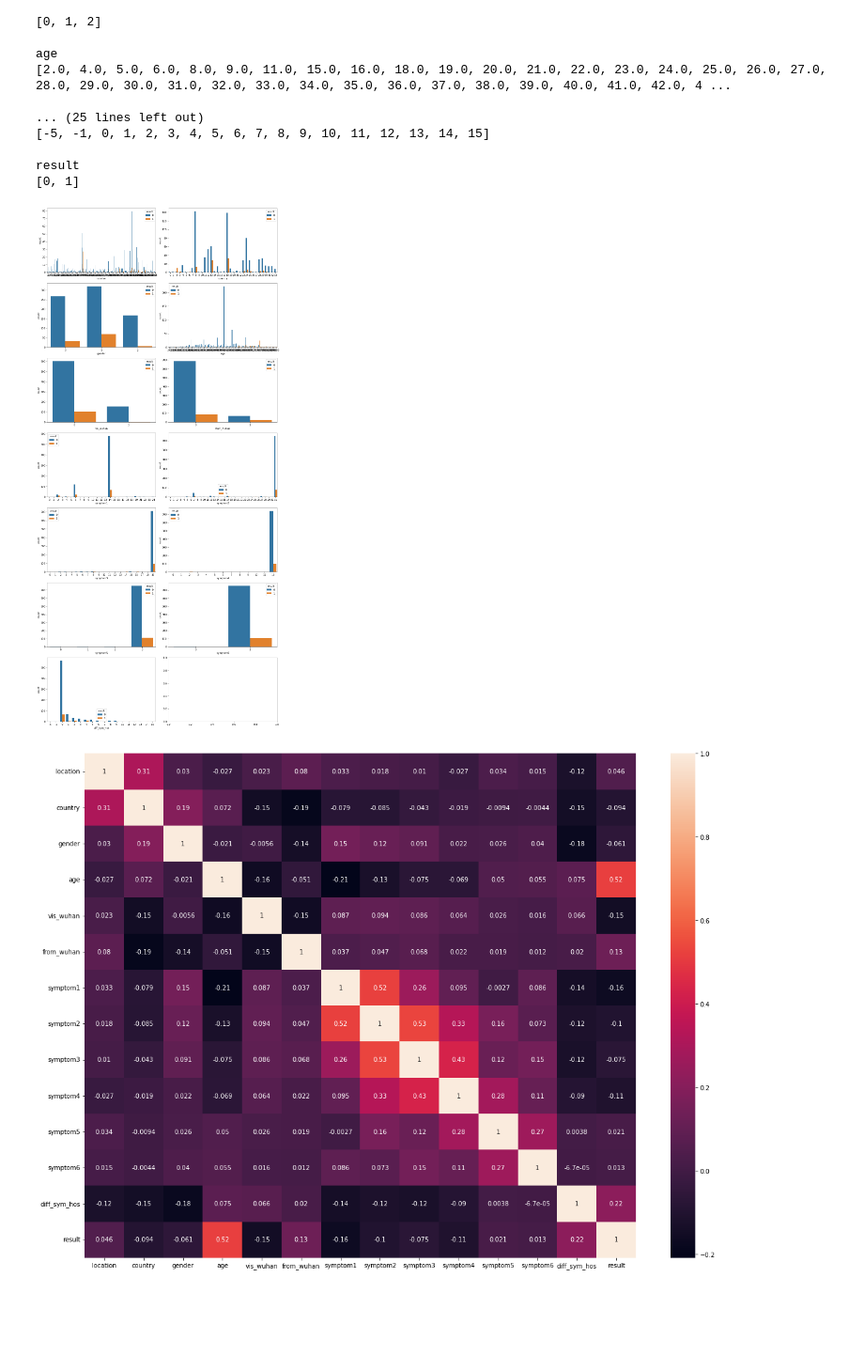
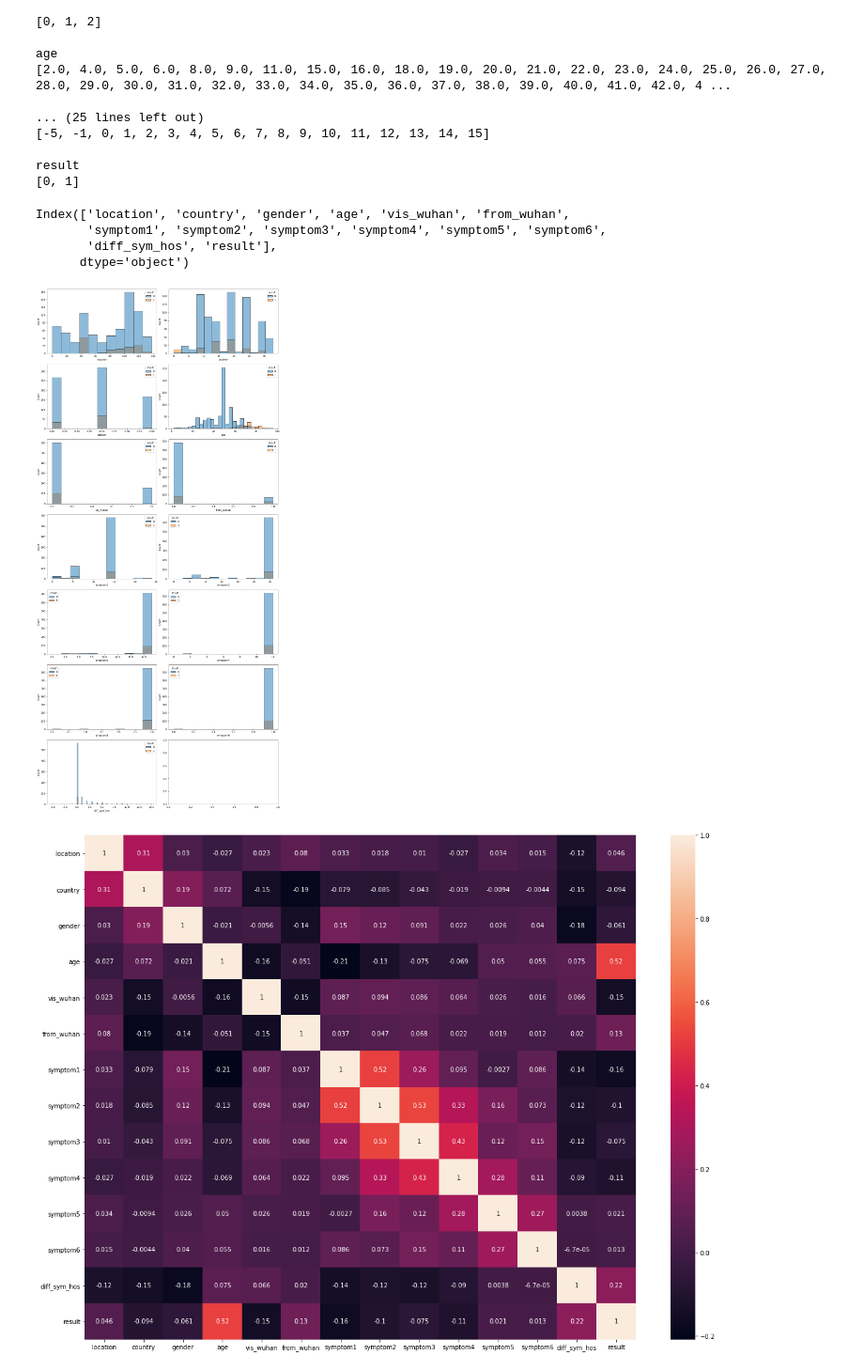
Before and after one commit to YMaher99/Machine-Learning-Course-Project, a Jupyter notebook: covid_merge.ipynb, the cells around one changed output. Shown at 94% size. Drawn from its saved outputs; the diff is of its cells as text; code cells hidden in the pictures; blank space fills up the shorter version.

```diff
--- a/covid_merge.ipynb
+++ b/covid_merge.ipynb
@@ -50,22 +50,29 @@ age
 
 result
 [0, 1]
+# %%
+df.columns
+# %% [output]
+Index(['location', 'country', 'gender', 'age', 'vis_wuhan', 'from_wuhan',
+       'symptom1', 'symptom2', 'symptom3', 'symptom4', 'symptom5', 'symptom6',
+       'diff_sym_hos', 'result'],
+      dtype='object')
 # %%
 # def sephist(col):
 #     ones = df[df['result'] == 1][col]
 #     zeros = df[df['result'] == 0][col]
 #     return ones, zeros
 
 fig, ax = plt.subplots(nrows=7, ncols=2, figsize=(14, 30))
 for i in range(13):
 #     ax[i // 2][i % 2].hist(sephist(df.columns[i]), alpha=0.5, label=[1, 0], color=['r', 'b'])
 #     ax[i // 2][i % 2].legend(loc='upper right')
 #     ax[i // 2][i % 2].set_title(df.columns[i])
-    sns.countplot(x=df.columns[i],hue='result',data=df, ax=ax[i//2][i%2])
+    sns.histplot(x=df.columns[i],hue='result',data=df, ax=ax[i//2][i%2])
 
 plt.tight_layout(pad=0.4, w_pad=0.5, h_pad=1.0)
 # %% [output]
-[figure, old version]
+[figure, new version]
 # %%
 corr = df.corr()
 fig, ax = plt.subplots(figsize=(20,15))
```
Also changed, not shown: parts of 3 cells of this notebook.
